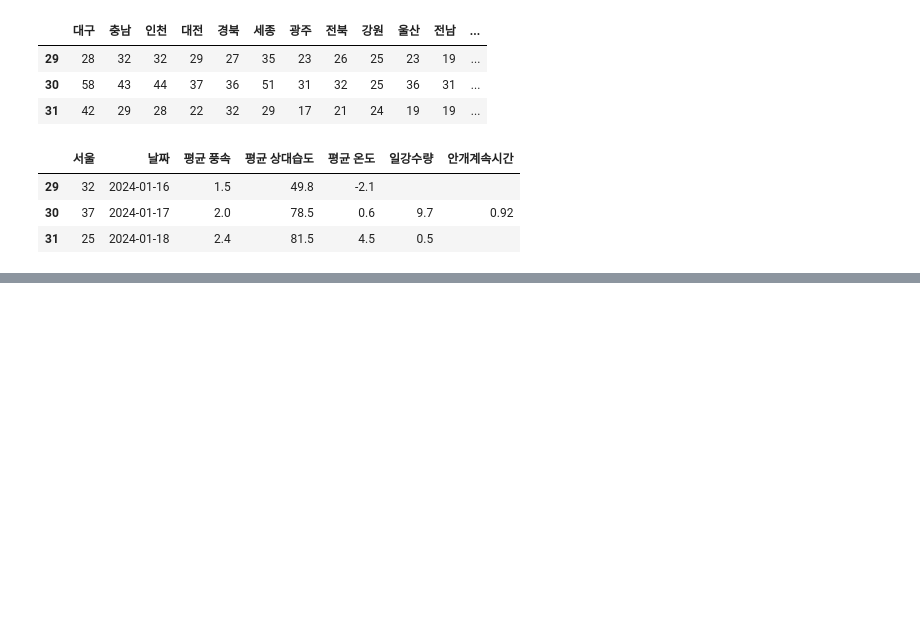
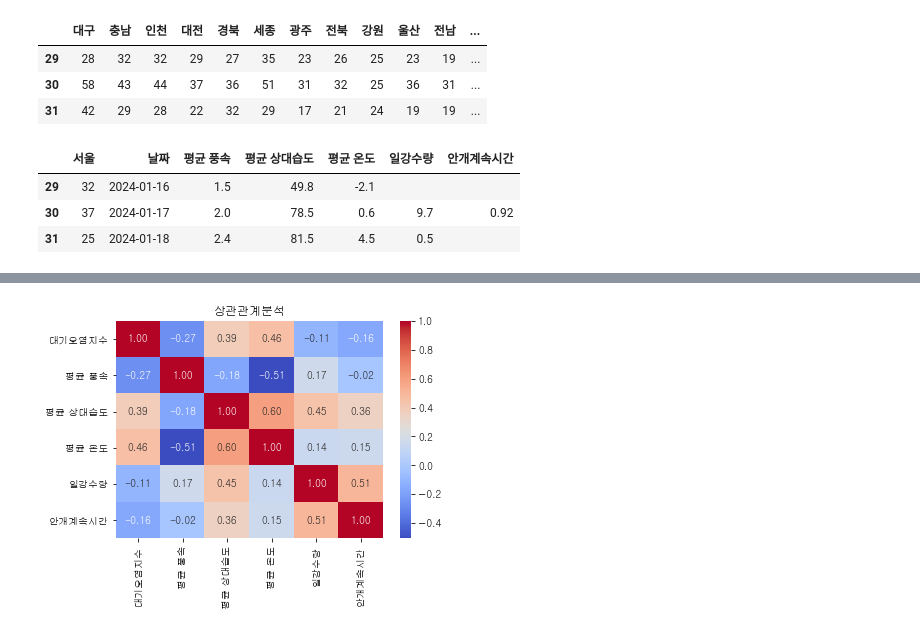
Before and after one commit to Petus00/project, a Jupyter notebook: 3.mini_project.ipynb, the cells around one changed output, grey strips where cells are left out. Saved outputs shown, nothing was run; the diff lists cells and outputs as text; code cells hidden in the pictures; blank space fills up the shorter version.

```diff
--- a/3.mini_project.ipynb
+++ b/3.mini_project.ipynb
@@ -298,4 +298,4 @@ display(df1.tail(3), df2.tail(3))
 | 30 | 37 | 2024-01-17 | 2.0 | 78.5 | 0.6 | 9.7 | 0.92 |
 | 31 | 25 | 2024-01-18 | 2.4 | 81.5 | 4.5 | 0.5 |  |
 # %%
-df2.rename(columns={"서울": "대기오염지수"})
+df2 = df2.rename(columns={"서울": "대기오염지수"})
@@ -319,0 +302,4 @@ df2.rename(columns={"서울": "대기오염지수"})
+# %%
+# 분석을 위한 날짜 제거
+df3 = df2.drop(["날짜"], axis=1)
+df3
@@ -319,0 +324,4 @@ df2.rename(columns={"서울": "대기오염지수"})
+# %%
+# 빈칸을 0으로 채움
+df3.replace('', 0, inplace=True)
+df3
@@ -319,0 +346,12 @@ df2.rename(columns={"서울": "대기오염지수"})
+# %%
+# 지수화
+df3 = df3.astype(float)
+# %%
+# 상관관계 분석
+corr = df3.corr()
+sns.heatmap(corr, annot=True, cmap='coolwarm', fmt=".2f")
+plt.figure(figsize=(10, 5))
+plt.title('상관관계분석')
+plt.show()
+# %% [output]
+[figure, added]
```
Also changed, not shown: parts of 10 cells of this notebook.
